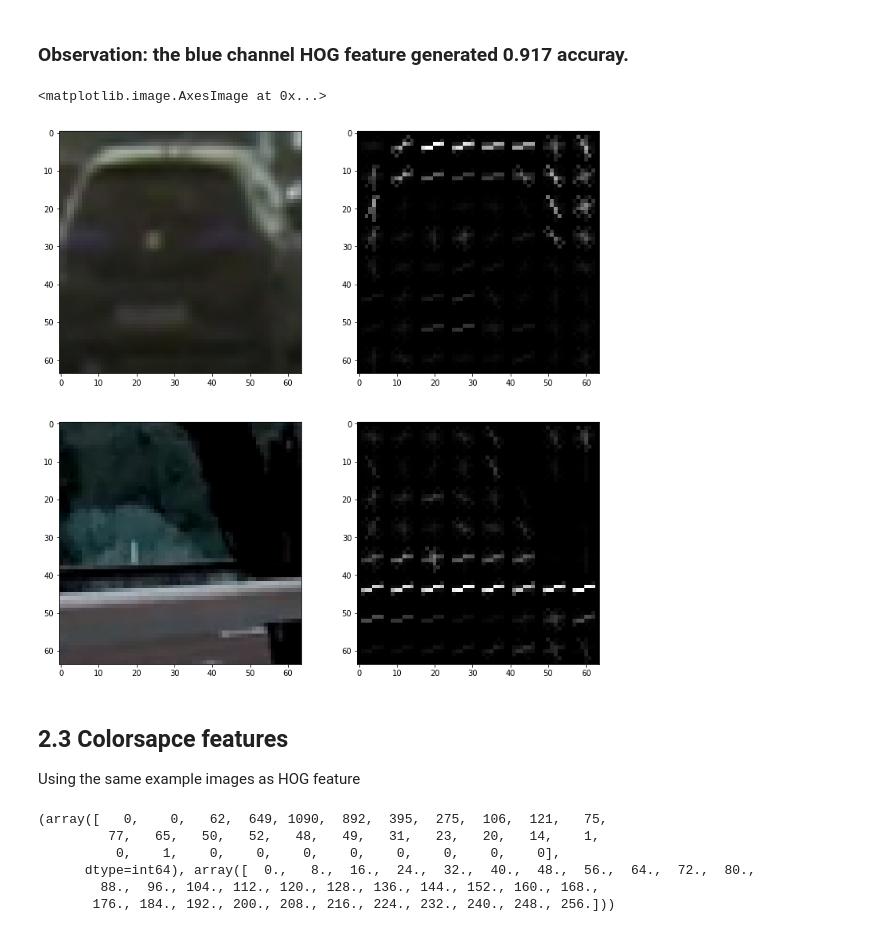
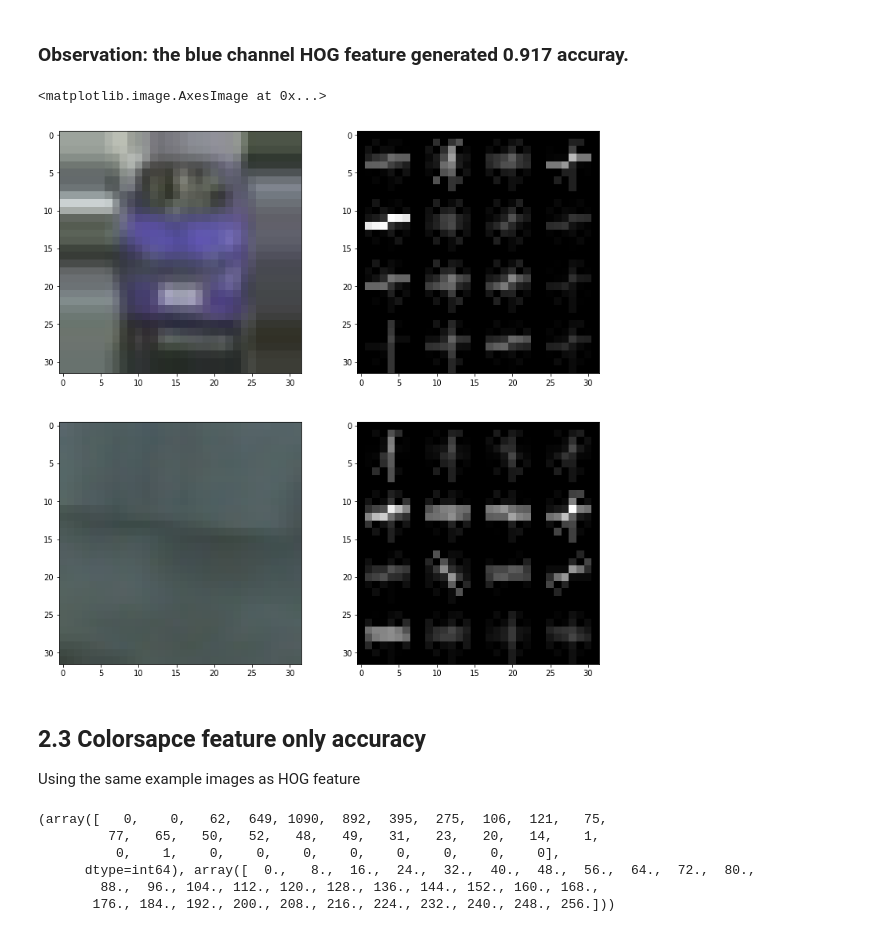
Before and after one commit to Xunzhaocunzi/CarND-Vehicle-Detection, a Jupyter notebook: Vehicle_detection.ipynb, the cells around one changed output. Drawn from its saved outputs; the diff is of its cells as text; code cells hidden in the pictures.

```diff
--- a/Vehicle_detection.ipynb
+++ b/Vehicle_detection.ipynb
@@ -45,13 +77,13 @@ path.append(vehicle_path4),path.append(vehicle_path5)
 #add GTI and KITTI dataset, and create vehicle label
 # 1 for vehicle and 0 for non-vehicle
 vehicle = []
-v_label = []
+label_v = []
 for i in range(0,5):
     for filename in glob.glob(path[i] + '*'):
         img = cv2.imread(filename)
         vehicle.append(img)
-        v_label.append(1)
-print('number of vehicle images and labels: ', len(vehicle),len(v_label))
+        label_v.append(1)
+print('number of vehicle images and labels: ', len(vehicle),len(label_v))
 # %% [output]
 number of vehicle images and labels:  8792 8792
 # %%
@@ -59,12 +91,12 @@ number of vehicle images and labels:  8792 8792
 # 1 for vehicle and 0 for non-vehicle
 nonpath = './dataset/non_vehicles/'
 non_vehicle = []
-nv_label = []
+label_nv = []
 for filename in glob.glob(nonpath + '*'):
 
     ## BGR order because cv2
     img = cv2.imread(filename)
     non_vehicle.append(img)
-    nv_label.append(0)
-print('number of non vehicle images and labels: ', len(non_vehicle),len(nv_label))
+    label_nv.append(0)
+print('number of non-vehicle images and labels: ', len(non_vehicle),len(label_nv))
 # %% [output]
@@ -81,2 +111,28 @@ print('number of images and labels: ', len(train),len(label))
 # %% [output]
 number of images and labels:  17760 17760
+# %%
+# create a complete dataset for training
+
+#apply image augmentation
+veh_images = []
+temp1_label = []
+for i in range(len(vehicle)):
+    temp1 = image_aug(vehicle[i])
+    veh_images.append(temp1)
+    for j in range(len(temp1)):
+        temp1_label.append(1)
+vehicle = np.concatenate(veh_images)
+
+nonveh_images = []
+temp2_label = []
+for i in range(len(non_vehicle)):
+    temp2 = image_aug(non_vehicle[i])
+    nonveh_images.append(temp2)
+    for j in range(len(temp2)):
+        temp2_label.append(0)
+non_vehicle = np.concatenate(nonveh_images)
+
+train = np.concatenate((vehicle,non_vehicle))
+label = np.concatenate((temp1_label,temp2_label))
+
+print(len(train),len(label))
@@ -180,28 +240,28 @@ Test Accuracy of SVC using red hog features =  0.905
 # %%
 # randomly select an image to visualize
 
 vehicle_image = train[500]
-non_vehicle_image = train[12000]
+non_vehicle_image = train[88000]
 
 features1, draw1 = hog_feature(vehicle_image)
 
 features2, draw2 = hog_feature(non_vehicle_image)
 
 fig = plt.figure(figsize=(12.5,12.5))
 fig.add_subplot(221)
 plt.imshow(vehicle_image,cmap='gray')
 fig.add_subplot(222)
 plt.imshow(draw1,cmap='gray')
 
 fig.add_subplot(223)
 plt.imshow(non_vehicle_image,cmap='gray')
 fig.add_subplot(224)
 plt.imshow(draw2,cmap='gray')
 # %% [output]
 <matplotlib.image.AxesImage at 0x...>
-[figure, old version]
+[figure, new version]
 # %% [markdown]
-## 2.3 Colorsapce features
+## 2.3 Colorsapce feature only accuracy
 
 Using the same example images as HOG feature
 # %%
```
Also changed, not shown: parts of 40 cells of this notebook, 2 other files.
